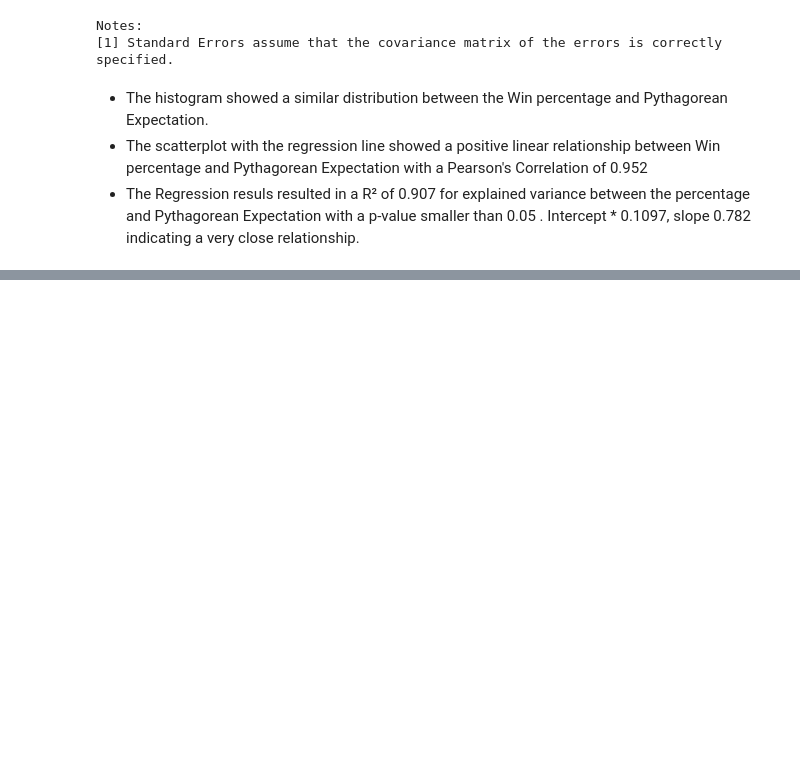
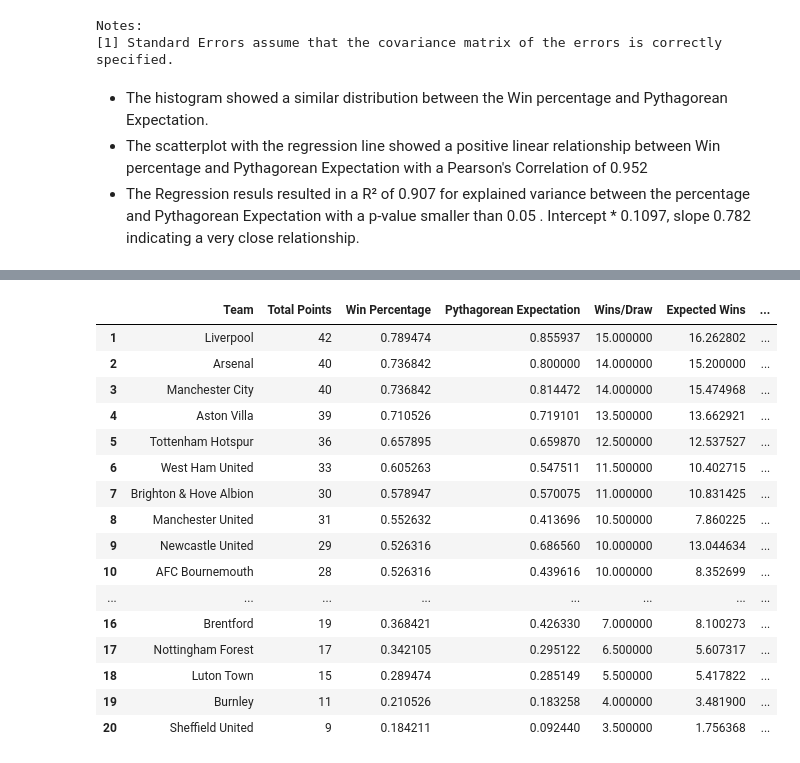
Before and after one commit to hasanenesguray/Data-Science-Projects, a Jupyter notebook: Statistics/Pythagorean Expectation/The Pythagorean Expectation - Soccer.ipynb, the cells around one changed output, grey strips where cells are left out. Saved outputs shown, nothing was run; the diff lists cells and outputs as text; code cells hidden in the pictures; blank space fills up the shorter version.

```diff
--- a/Statistics/Pythagorean Expectation/The Pythagorean Expectation - Soccer.ipynb
+++ b/Statistics/Pythagorean Expectation/The Pythagorean Expectation - Soccer.ipynb
@@ -295,0 +304,38 @@ Notes:
+# %%
+# Calculate wins above/below expected
+summary_half_season['wins_above_expected'] = summary_half_season['W'] -  summary_half_season['expected_wins']
+# %%
+summary_half_season = summary_half_season.merge(total_matches[['Team','total_win','total_lost','total_draw']], \
+                                                left_on='team', right_on='Team')
+# %%
+cols = ['team', 'total_points','wpc','pyth','W','expected_wins', 'wins_above_expected', 'total_win', 'total_lost','total_draw']
+# %%
+# Creating table results
+table_first_half = (summary_half_season[cols]
+        .sort_values('W', ascending=False)
+)
+
+table_first_half.index = np.arange(1, len(table_first_half)+1)
+
+table_first_half.columns = ['Team', 'Total Points', 'Win Percentage',' Pythagorean Expectation', 'Wins/Draw', 'Expected Wins',\
+                           'Wins Above/Below Expected', 'Total Win', 'Total Lost','Total Draw']
+# %%
+table_first_half.style.background_gradient(axis=0, subset=['Wins Above/Below Expected'])
+# %% [output]
+|  | Team | Total Points | Win Percentage | Pythagorean Expectation | Wins/Draw | Expected Wins | ... |
+| 1 | Liverpool | 42 | 0.789474 | 0.855937 | 15.000000 | 16.262802 | ... |
+| 2 | Arsenal | 40 | 0.736842 | 0.800000 | 14.000000 | 15.200000 | ... |
+| 3 | Manchester City | 40 | 0.736842 | 0.814472 | 14.000000 | 15.474968 | ... |
+| 4 | Aston Villa | 39 | 0.710526 | 0.719101 | 13.500000 | 13.662921 | ... |
+| 5 | Tottenham Hotspur | 36 | 0.657895 | 0.659870 | 12.500000 | 12.537527 | ... |
+| 6 | West Ham United | 33 | 0.605263 | 0.547511 | 11.500000 | 10.402715 | ... |
+| 7 | Brighton & Hove Albion | 30 | 0.578947 | 0.570075 | 11.000000 | 10.831425 | ... |
+| 8 | Manchester United | 31 | 0.552632 | 0.413696 | 10.500000 | 7.860225 | ... |
+| 9 | Newcastle United | 29 | 0.526316 | 0.686560 | 10.000000 | 13.044634 | ... |
+| 10 | AFC Bournemouth | 28 | 0.526316 | 0.439616 | 10.000000 | 8.352699 | ... |
+| ... | ... | ... | ... | ... | ... | ... | ... |
+| 16 | Brentford | 19 | 0.368421 | 0.426330 | 7.000000 | 8.100273 | ... |
+| 17 | Nottingham Forest | 17 | 0.342105 | 0.295122 | 6.500000 | 5.607317 | ... |
+| 18 | Luton Town | 15 | 0.289474 | 0.285149 | 5.500000 | 5.417822 | ... |
+| 19 | Burnley | 11 | 0.210526 | 0.183258 | 4.000000 | 3.481900 | ... |
+| 20 | Sheffield United | 9 | 0.184211 | 0.092440 | 3.500000 | 1.756368 | ... |
```
Also changed, not shown: parts of 4 cells of this notebook.
